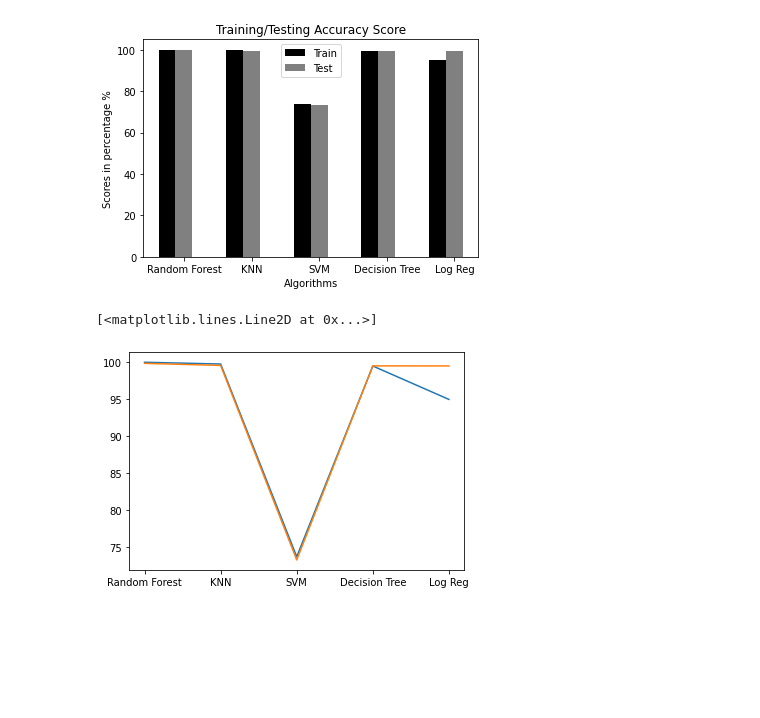
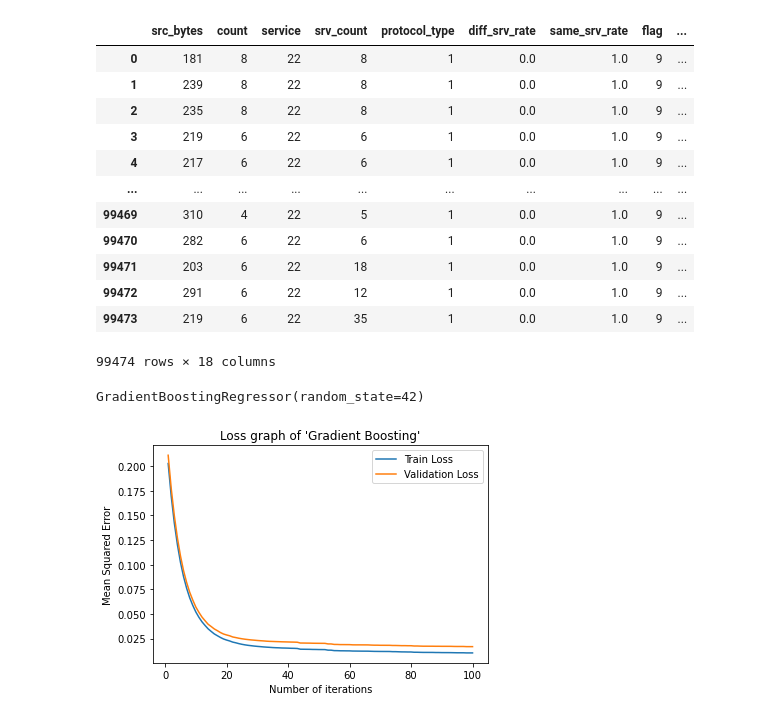
Before and after one commit to yubraaj11/MajorProject-NIDS, a Jupyter notebook: Untitled.ipynb, the cells around one changed output. Saved outputs shown, nothing was run; the diff lists cells and outputs as text; code cells hidden in the pictures; blank space fills up the shorter version.

Commit message:
Produced loss graphs and added requirements.txt

```diff
--- a/Untitled.ipynb
+++ b/Untitled.ipynb
@@ -4,29 +7,48 @@ import numpy as np
 # %%
-acc_train = [99.99, 99.75, 73.72, 99.48, 94.97]
-acc_test = [99.84, 99.56, 73.29, 99.50, 99.49]
-
-
-
-N = 5
-ind = np.arange(N)
-width = 0.25
-models = ['Random Forest', 'KNN', 'SVM', 'Decision Tree', 'Log Reg']
-
-bar1 = plt.bar(ind, acc_train, width, color = 'black')
-
-bar2 = plt.bar(ind+width, acc_test, width, color='gray')
-
-plt.xlabel("Algorithms")
-plt.ylabel('Scores in percentage %')
-plt.title("Training/Testing Accuracy Score")
-
-plt.xticks(ind+width,['Random Forest', 'KNN', 'SVM', 'Decision Tree', 'Log Reg'])
-plt.legend( (bar1, bar2), ('Train', 'Test') )
-plt.show()
-
-plt.plot(models, acc_train, label='Train')
-plt.plot(models, acc_test, label='Test')
+df = pd.read_csv('Training_data_preprocessed.csv')
+df
 # %% [output]
-[figure, removed]
+|  | src_bytes | count | service | srv_count | protocol_type | diff_srv_rate | same_srv_rate | flag | ... |
+| 0 | 181 | 8 | 22 | 8 | 1 | 0.0 | 1.0 | 9 | ... |
+| 1 | 239 | 8 | 22 | 8 | 1 | 0.0 | 1.0 | 9 | ... |
+| 2 | 235 | 8 | 22 | 8 | 1 | 0.0 | 1.0 | 9 | ... |
+| 3 | 219 | 6 | 22 | 6 | 1 | 0.0 | 1.0 | 9 | ... |
+| 4 | 217 | 6 | 22 | 6 | 1 | 0.0 | 1.0 | 9 | ... |
+| ... | ... | ... | ... | ... | ... | ... | ... | ... | ... |
+| 99469 | 310 | 4 | 22 | 5 | 1 | 0.0 | 1.0 | 9 | ... |
+| 99470 | 282 | 6 | 22 | 6 | 1 | 0.0 | 1.0 | 9 | ... |
+| 99471 | 203 | 6 | 22 | 18 | 1 | 0.0 | 1.0 | 9 | ... |
+| 99472 | 291 | 6 | 22 | 12 | 1 | 0.0 | 1.0 | 9 | ... |
+| 99473 | 219 | 6 | 22 | 35 | 1 | 0.0 | 1.0 | 9 | ... |
-[<matplotlib.lines.Line2D at 0x...>]
+99474 rows × 18 columns
-[figure, removed]
+# %%
+# X=df.drop(['label_DoS','label_Normal','label_Probe','label_U2R','label_R2L','attack_types'],axis=1)
+X=df.drop(['attack_types','label'],axis=1)
+Y=df['label']
+# Y=df[['label_Normal','label_DoS','label_Probe','label_R2L','label_U2R']]
+from sklearn.model_selection import train_test_split
+X_train,X_test,y_train,y_test=train_test_split(X,Y,test_size=0.2,random_state=42)
+# %%
+gb = GradientBoostingRegressor(n_estimators=100, learning_rate=0.1, random_state=42)
+# %%
+gb.fit(X_train, y_train)
+# %% [output]
+GradientBoostingRegressor(random_state=42)
+# %%
+train_loss = np.zeros((100,))
+val_loss = np.zeros((100,))
+for i, y_pred in enumerate(gb.staged_predict(X_train)):
+    train_loss[i] = np.mean((y_train - y_pred) ** 2)
+for i, y_pred in enumerate(gb.staged_predict(X_test)):
+    val_loss[i] = np.mean((y_test - y_pred) ** 2)
+# %%
+plt.plot(np.arange(1, 101), train_loss, label='Train Loss')
+plt.plot(np.arange(1, 101), val_loss, label='Validation Loss')
+plt.title("Loss graph of 'Gradient Boosting'")
+plt.xlabel('Number of iterations')
+plt.ylabel('Mean Squared Error')
+plt.legend()
+plt.savefig('image/GB Loss graph.png',dpi=600, bbox_inches='tight')
+plt.show()
+# %% [output]
+[figure, added]
```
Also changed, not shown: parts of 22 cells of this notebook, 22 other files.
